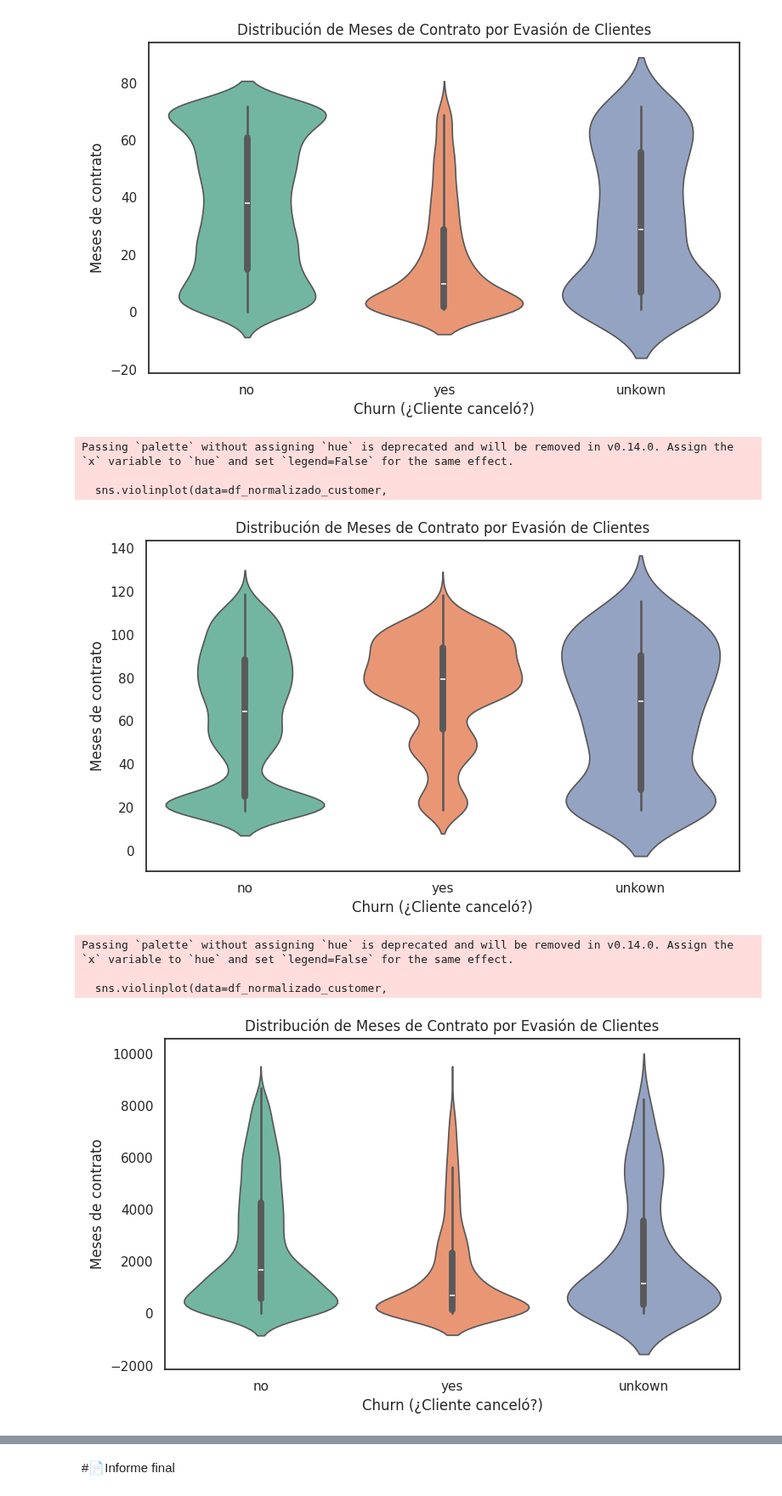
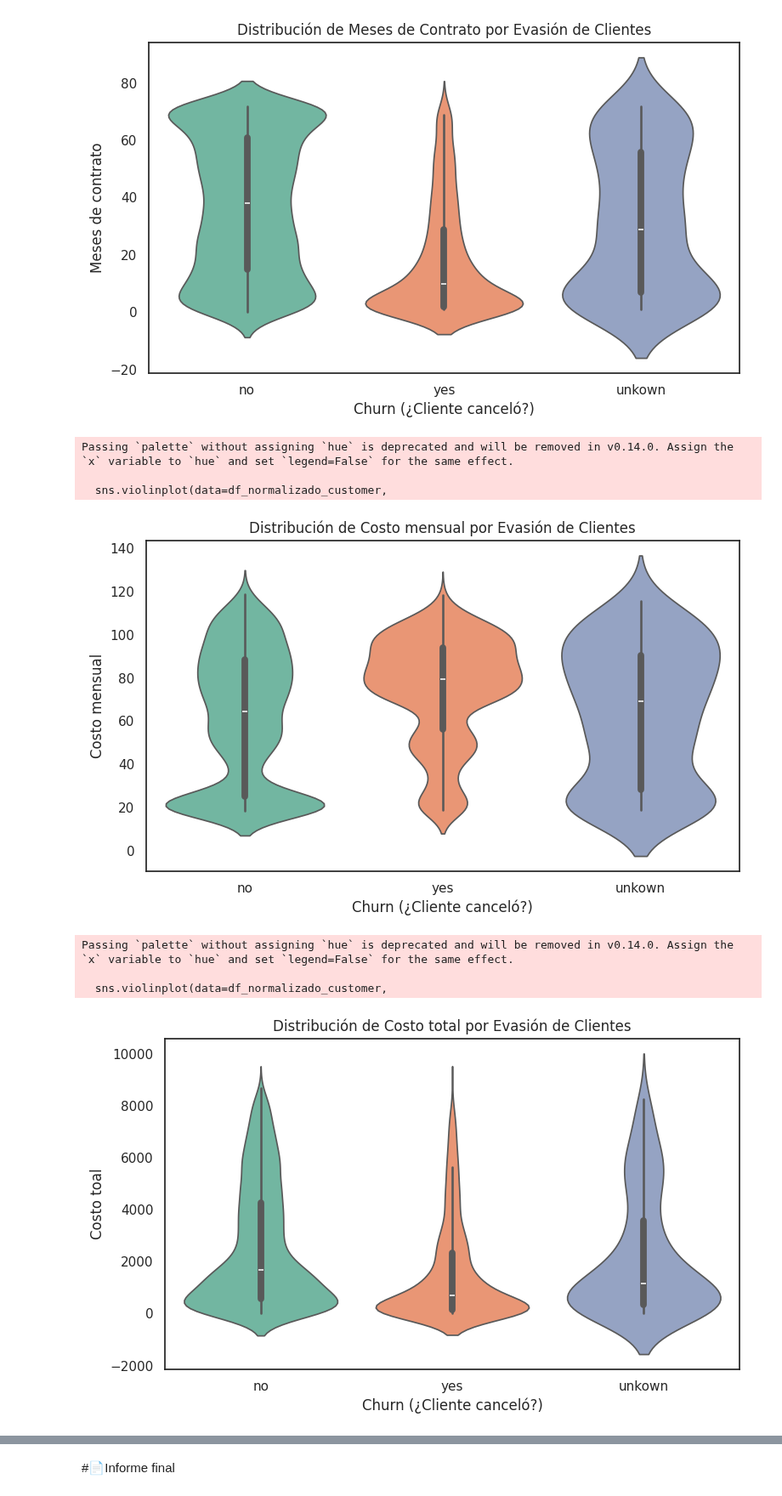
Before and after one commit to Kevincancino26/Challenge-Telecom-X-an-lisis-de-evacion-de-clientes, a Jupyter notebook: TelecomX_LATAM.ipynb, the cells around one changed output, grey strips where cells are left out. Shown at 85% size. Saved outputs shown, nothing was run; the diff lists cells and outputs as text; code cells hidden in the pictures.

```diff
--- a/TelecomX_LATAM.ipynb
+++ b/TelecomX_LATAM.ipynb
@@ -558,32 +558,32 @@ sns.violinplot(data=df_normalizado_customer,
                x='Churn',
                y='costo mensual',
                palette='Set2')
-plt.title('Distribución de Meses de Contrato por Evasión de Clientes')
+plt.title('Distribución de Costo mensual por Evasión de Clientes')
 plt.xlabel('Churn (¿Cliente canceló?)')
-plt.ylabel('Meses de contrato')
+plt.ylabel('Costo mensual')
 plt.tight_layout()
 plt.show()
 # %% [output]
 Passing `palette` without assigning `hue` is deprecated and will be removed in v0.14.0. Assign the `x` variable to `hue` and set `legend=False` for the same effect.
 
   sns.violinplot(data=df_normalizado_customer,
-[figure, old version]
+[figure, new version]
 # %%
 plt.figure(figsize=(8, 5))
 sns.violinplot(data=df_normalizado_customer,
                x='Churn',
                y='costo total',
                palette='Set2')
-plt.title('Distribución de Meses de Contrato por Evasión de Clientes')
+plt.title('Distribución de Costo total por Evasión de Clientes')
 plt.xlabel('Churn (¿Cliente canceló?)')
-plt.ylabel('Meses de contrato')
+plt.ylabel('Costo toal')
 plt.tight_layout()
 plt.show()
 # %% [output]
 Passing `palette` without assigning `hue` is deprecated and will be removed in v0.14.0. Assign the `x` variable to `hue` and set `legend=False` for the same effect.
 
   sns.violinplot(data=df_normalizado_customer,
-[figure, old version]
+[figure, new version]
 # %%
 plt.figure(figsize=(8, 5))
 sns.violinplot(data=df_normalizado_customer,
```
Also changed, not shown: parts of 1 cell of this notebook.
